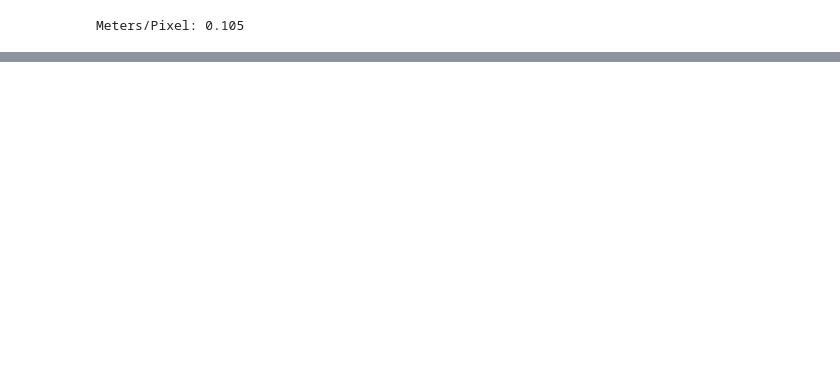
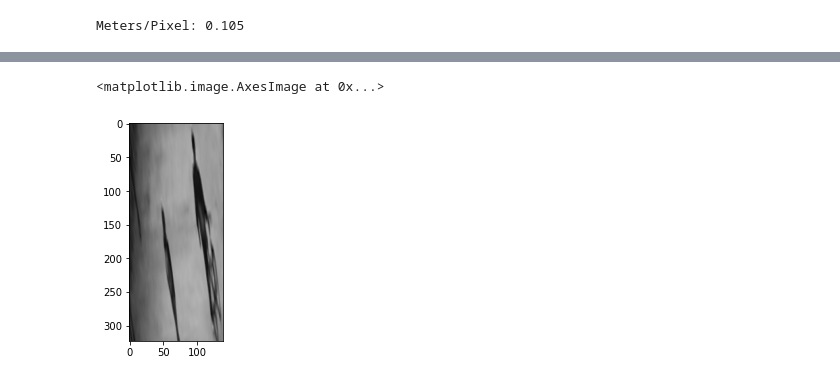
Before and after one commit to D-Hasan/social-distancing-detection, a Jupyter notebook: calibration/calibration_ucsdpeds.ipynb, the cells around one changed output, grey strips where cells are left out. Drawn from its saved outputs; the diff is of its cells as text; code cells hidden in the pictures; blank space fills up the shorter version.

```diff
--- a/calibration/calibration_ucsdpeds.ipynb
+++ b/calibration/calibration_ucsdpeds.ipynb
@@ -97,0 +113,7 @@ array([[[-2.9375327e-15,  4.6192331e+00]],
+# %%
+warp = cv2.warpPerspective(image, matrix_cam2world10x, (139, 323))
+# %%
+plt.imshow(warp)
+# %% [output]
+<matplotlib.image.AxesImage at 0x...>
+[figure, added]
```
Also changed, not shown: parts of 10 cells of this notebook, 3 other files.
